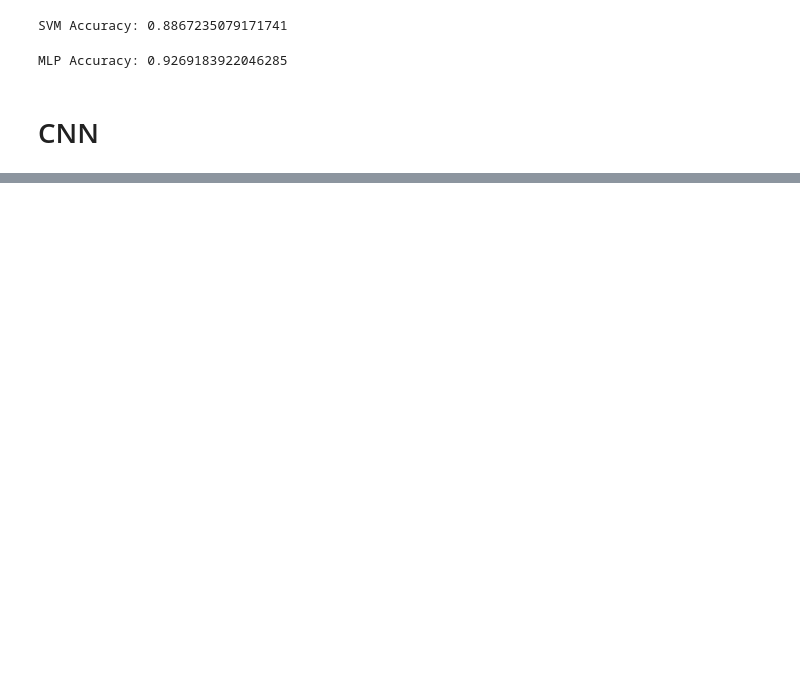
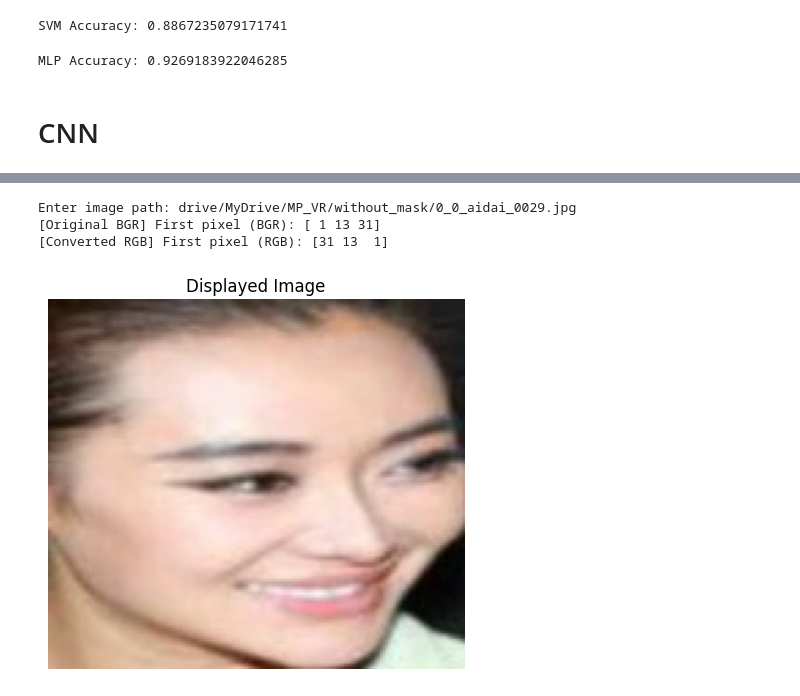
Before and after one commit to RutulPatel007/VR_Project1_Rutul_Patel_IMT2022021, a Jupyter notebook: MP_Classification.ipynb, the cells around one changed output, grey strips where cells are left out. Saved outputs shown, nothing was run; the diff lists cells and outputs as text; code cells hidden in the pictures; blank space fills up the shorter version.

```diff
--- a/MP_Classification.ipynb
+++ b/MP_Classification.ipynb
@@ -146,0 +260,25 @@ CNN Accuracy: 0.9524969458580017
+# %%
+import cv2
+import numpy as np
+import matplotlib.pyplot as plt
+
+file_path = input("Enter image path: ")
+
+# Load image with OpenCV (BGR)
+img = cv2.imread(file_path)
+print("[Original BGR] First pixel (BGR):", img[0, 0])  # BGR values
+
+# Convert to RGB for display
+img_rgb = cv2.cvtColor(img, cv2.COLOR_BGR2RGB)
+print("[Converted RGB] First pixel (RGB):", img_rgb[0, 0])  # RGB values
+
+# Show image using Matplotlib
+plt.imshow(img_rgb)
+plt.axis('off')
+plt.title("Displayed Image")
+plt.show()
+# %% [output]
+Enter image path: drive/MyDrive/MP_VR/without_mask/0_0_aidai_0029.jpg
+[Original BGR] First pixel (BGR): [ 1 13 31]
+[Converted RGB] First pixel (RGB): [31 13  1]
+[figure, added]
```
Also changed, not shown: parts of 8 cells of this notebook.
